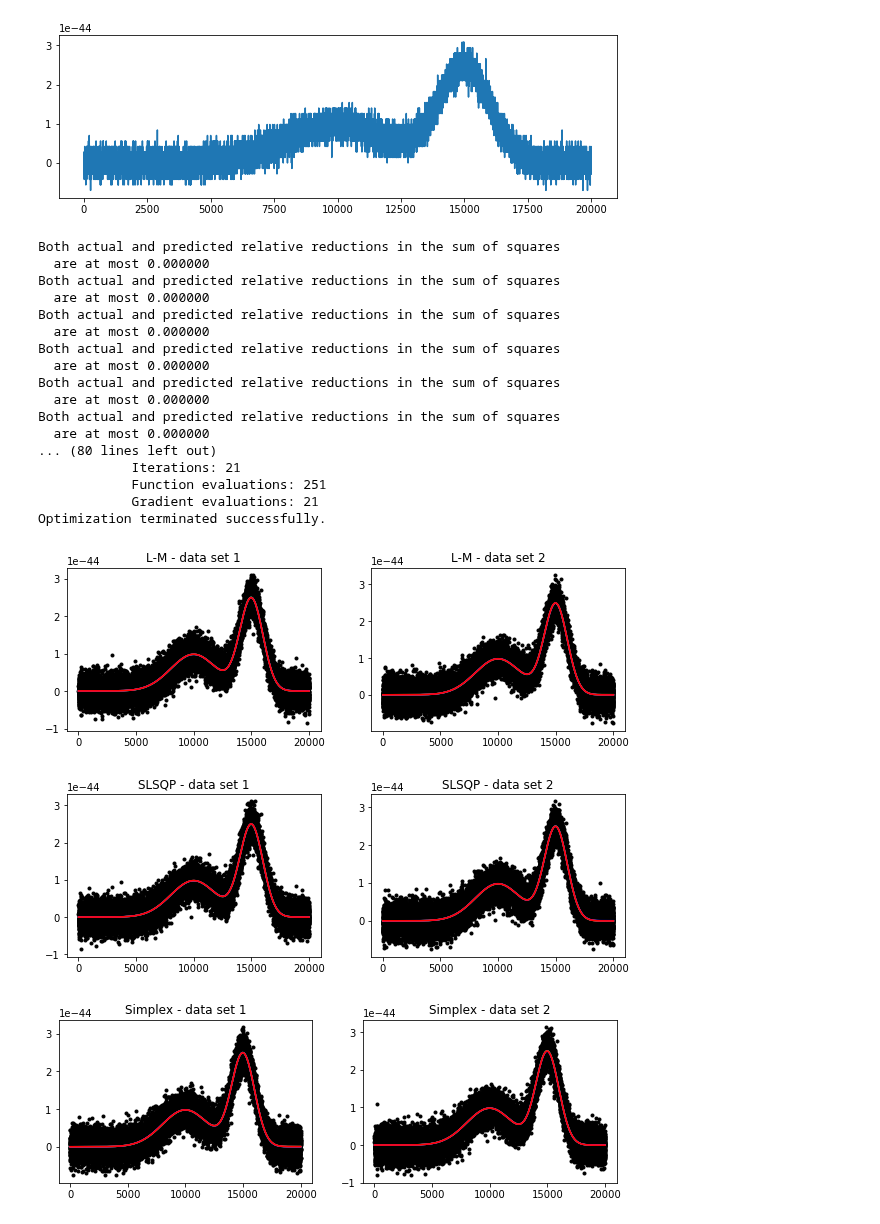
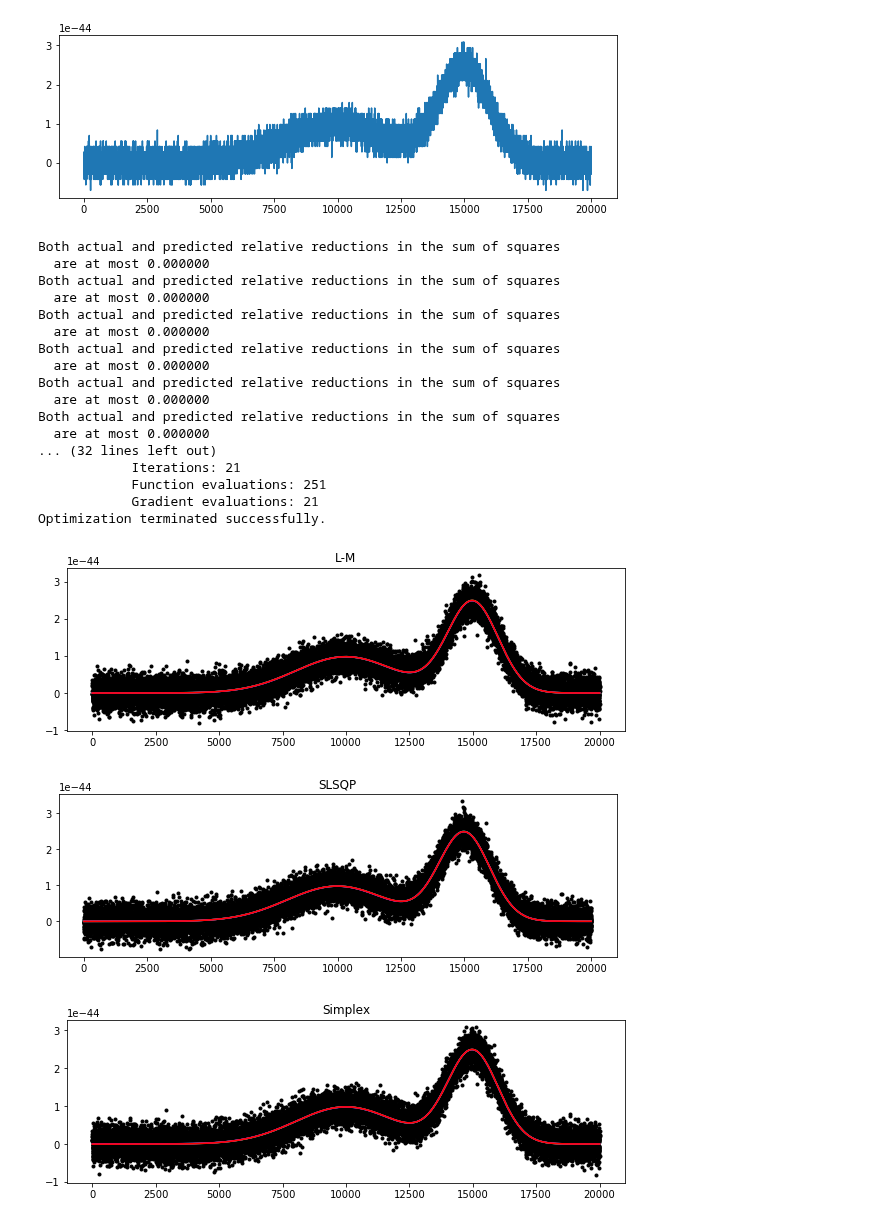
Before and after one commit to ibusko/experiments_specviz, a Jupyter notebook: experiment_normalization.ipynb, the cells around one changed output. Saved outputs shown, nothing was run; the diff lists cells and outputs as text; code cells hidden in the pictures.

```diff
--- a/experiment_normalization.ipynb
+++ b/experiment_normalization.ipynb
@@ -120,13 +135,13 @@ def test(fitter, model, w, f1, f2, scale, normalize, title):
 # %%
-def fit_and_plot(model, wave, f1, f2, scale, normalize=True):
+def do_fits(model, wave, f1, f2, scale, normalize=True):
     fitter = fitting.LevMarLSQFitter()
-    test(fitter, model, wave, f1, f2, scale, normalize, "L-M")
+    fit_and_plot(fitter, model, wave, f1, f2, scale, normalize, "L-M")
 
     fitter = fitting.SLSQPLSQFitter()
-    test(fitter, model, wave, f1, f2, scale, normalize, "SLSQP")
+    fit_and_plot(fitter, model, wave, f1, f2, scale, normalize, "SLSQP")
 
     fitter = fitting.SimplexLSQFitter()
-    test(fitter, model, wave, f1, f2, scale, normalize, "Simplex")
+    fit_and_plot(fitter, model, wave, f1, f2, scale, normalize, "Simplex")
 # %%
 # Scale factor to make flux values look realistic (e.g in flam units)
 SCALE = 1e-44
@@ -147,7 +162,7 @@ f2 = (1.2 * SCALE * np.exp(-0.5 * (wave - 1.4)**2 / width2**2) +
 
 model = models.Gaussian1D() + models.Linear1D()
 
-fit_and_plot(model, wave, f1, f2, SCALE)
+do_fits(model, wave, f1, f2, SCALE)
 # %% [output]
 Both actual and predicted relative reductions in the sum of squares
   are at most 0.000000
@@ -206,6 +248,6 @@ linear = models.Linear1D(slope=s, intercept=i)
 
 model = gaussian + linear
 
-fit_and_plot(model, wave, f1, f2, SCALE, normalize=False)
+do_fits(model, wave, f1, f2, SCALE, normalize=False)
 # %% [output]
 Optimization terminated successfully.    (Exit mode 0)
@@ -259,5 +301,5 @@ linear_1 = convert(linear, wave, f1)
 
 model = gaussian_1 + linear_1
 
-fit_and_plot(model, wave, f1, f2, SCALE, normalize=True)
+do_fits(model, wave, f1, f2, SCALE, normalize=True)
 # %% [output]
@@ -306,35 +367,35 @@ gaussian_1 = convert(gaussian, wave, flux)
 i = np.array(list(range(12500,17500)))
 h, c, s = initialize_gaussian(wave[i], flux[i])
 gaussian = models.Gaussian1D(amplitude=h, mean=c, stddev=s)
 gaussian_2 = convert(gaussian, wave, flux)
 
 i = np.array(list(range(0,2500)) + list(range(17500,19900)))
 s, i = initialize_linear(wave[i], flux[i])
 linear = models.Linear1D(slope=s, intercept=i)
 linear_1 = convert(linear, wave, flux)
 
 model = gaussian_1 + gaussian_2 + linear_1
 
 # must turn off data set 2!
-fit_and_plot(model, wave, flux, flux, SCALE, normalize=True)
+do_fits(model, wave, flux, None, SCALE, normalize=True)
 # %% [output]
 Both actual and predicted relative reductions in the sum of squares
   are at most 0.000000
 Both actual and predicted relative reductions in the sum of squares
   are at most 0.000000
 Both actual and predicted relative reductions in the sum of squares
   are at most 0.000000
 Both actual and predicted relative reductions in the sum of squares
   are at most 0.000000
 Both actual and predicted relative reductions in the sum of squares
   are at most 0.000000
 Both actual and predicted relative reductions in the sum of squares
   are at most 0.000000
-... (80 lines left out)
+... (32 lines left out)
             Iterations: 21
             Function evaluations: 251
             Gradient evaluations: 21
 Optimization terminated successfully.
-[figure, old version]
+[figure, new version]
-[figure, old version]
+[figure, new version]
-[figure, old version]
+[figure, new version]
```
Also changed, not shown: parts of 5 cells of this notebook.
